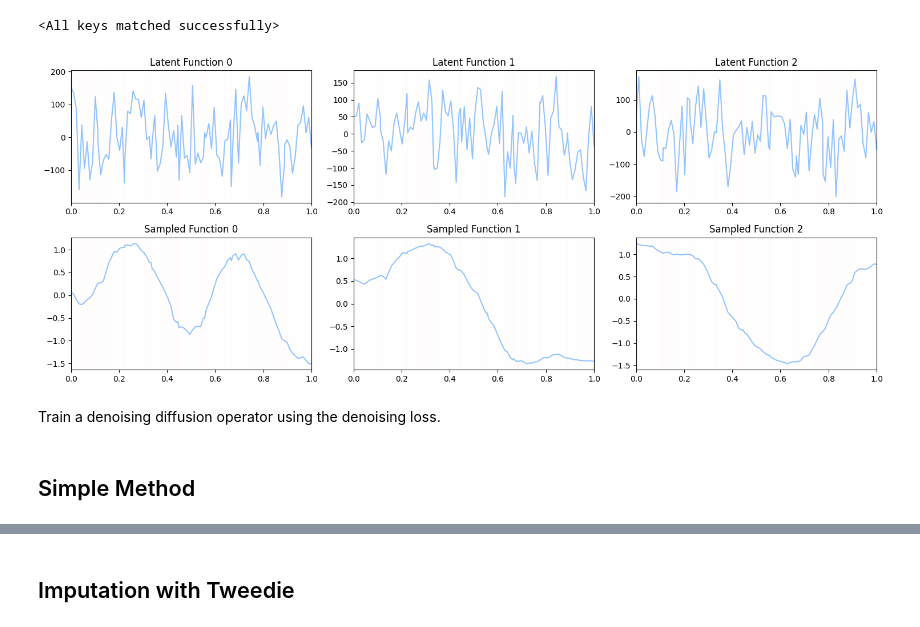
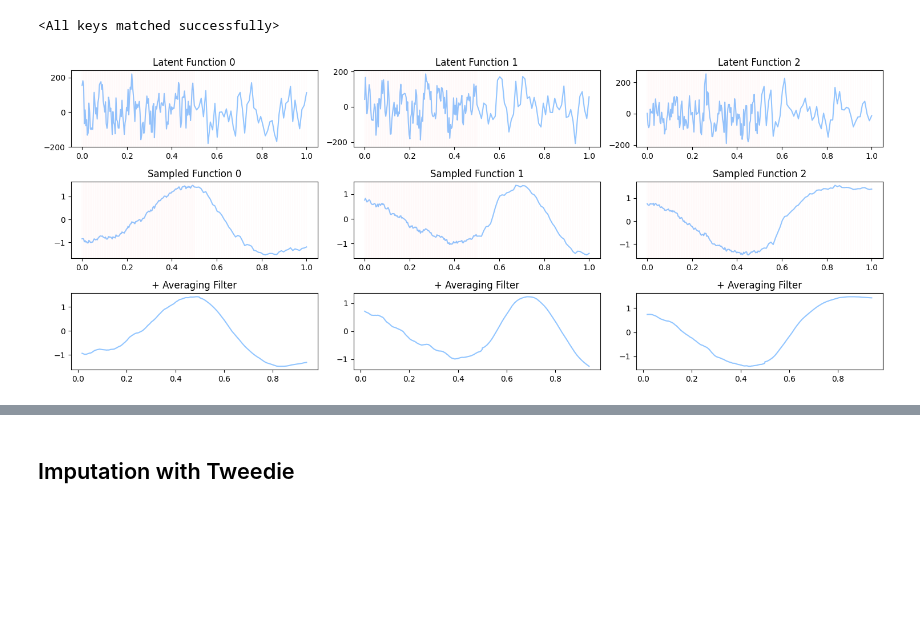
Before and after one commit to HamidrezaKmK/cond-diffusion-operators-edm, a Jupyter notebook: notebooks/1d_reanalysis.ipynb, the cells around one changed output, grey strips where cells are left out. Cells and saved outputs as stored; diff of their text form; code cells hidden in the pictures; blank space fills up the shorter version.

Commit message:
make the tweedie method practical

```diff
--- a/notebooks/1d_reanalysis.ipynb
+++ b/notebooks/1d_reanalysis.ipynb
@@ -71,53 +69,51 @@ denoiser_network.load_state_dict(torch.load("outputs/checkpoints/notebooks/more_
 num_steps = 30
 batch_size = 3
 rho = 7
-resolution = 100
+resolution = 200
 generation_seed=42
-sigma_min = 0.2
-sigma_max = 80
 ###
 
-noising_kernel = RBFIrregular()
 torch.random.manual_seed(generation_seed)
-# generation_coords = torch.linspace(0, 1.0, resolution)
-generation_coords = torch.cat([torch.linspace(0, 1.0, resolution - 10), torch.linspace(0., 1.0, 10)])
-sorted_coords, sorted_idx = torch.sort(generation_coords)
-generation_coords = generation_coords.unsqueeze(0)
+generation_coords = torch.cat([torch.linspace(0, 0.5, int(resolution * 3/4)), torch.linspace(0.5, 1, int(resolution * 1/4))]).unsqueeze(0)
 # print(generation_coords.shape, coords.shape)
 
+noising_kernel = RBFIrregular()
 sampler = EDMSampler(verbose=True)
 with torch.no_grad():
     latents = sigma_max * noising_kernel.sample(
         coords=generation_coords.unsqueeze(0).repeat(batch_size, 1, 1),
     )
     samples = sampler(
         net=denoiser_network,
         coords=generation_coords,
         latents=latents,
         conditioning=None,
         num_steps=num_steps,
         sigma_min=sigma_min,
         sigma_max=sigma_max,
         rho=rho,
     )
-    fig, axes = plt.subplots(2, batch_size, figsize=(15, 6))
+    fig, axes = plt.subplots(3, batch_size, figsize=(15, 6))
     for i in range(batch_size):
         ax = axes[0, i]
-        ax.plot(sorted_coords, latents[i].squeeze()[sorted_idx])
+        ax.plot(generation_coords.squeeze(), latents[i].squeeze())
         ax.set_title(f"Latent Function {i}")
         for x in generation_coords.squeeze():
             ax.axvline(x, color="red", alpha=0.01)
-        ax.set_xlim(0, 1)
         ax = axes[1, i]
-        ax.plot(sorted_coords, samples[i].squeeze()[sorted_idx])
+        ax.plot(generation_coords.squeeze(), samples[i].squeeze())
         ax.set_title(f"Sampled Function {i}")
         for x in generation_coords.squeeze():
             ax.axvline(x, color="red", alpha=0.01)
-        ax.set_xlim(0, 1)
+        # pass samples[i] through an average filter
+        ax = axes[2, i]
+        radius = 0.05
+        window_size = 2 * int(radius * resolution / 2) + 1
+        samples_smoothed = torch.nn.functional.avg_pool1d(samples[i].unsqueeze(0), window_size, stride=1, padding=window_size // 2).squeeze()
+        smoothed_coords = generation_coords.squeeze()
+        # print(samples_smoothed.shape, smoothed_coords.shape)
+        ax.plot(generation_coords.squeeze()[window_size // 2:-window_size // 2], samples_smoothed[window_size // 2:-window_size // 2])
+        ax.set_title(f"+ Averaging Filter")
     plt.tight_layout()
 # %% [output]
-[figure, old version]
+[figure, new version]
-# %% [markdown]
-Train a denoising diffusion operator using the denoising loss.
-# %% [markdown]
-## Simple Method
```
Also changed, not shown: parts of 9 cells of this notebook, 1 other file.
